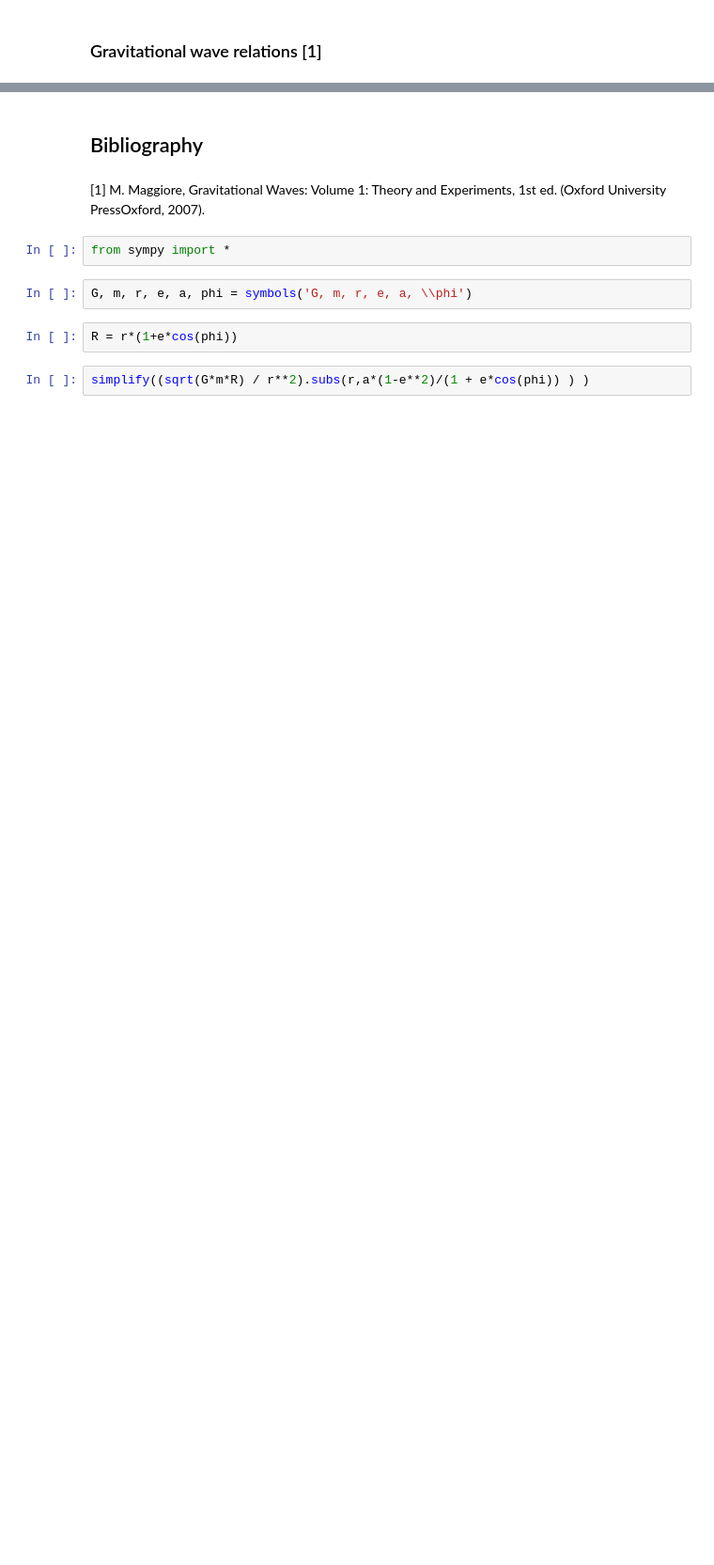
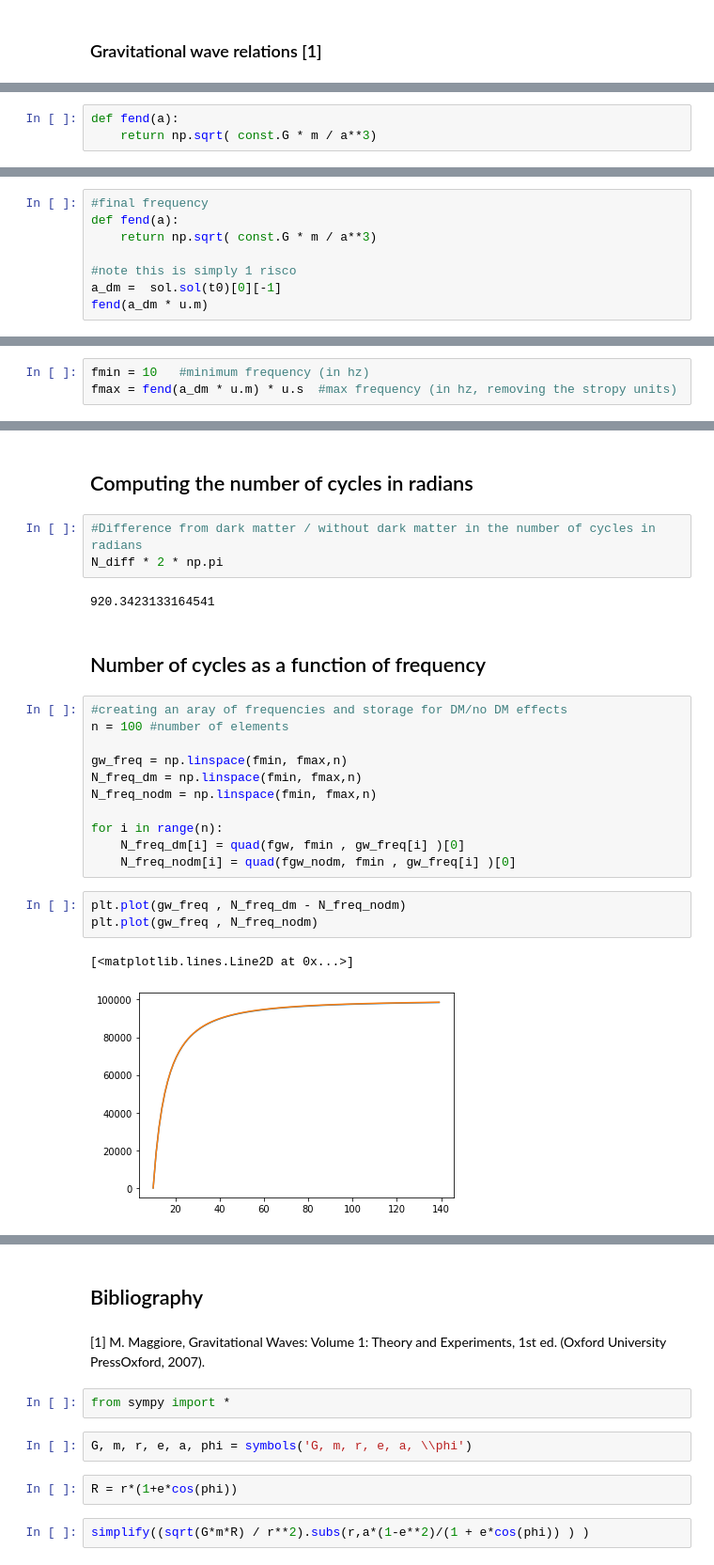
Before and after one commit to notriemann/GW, a Jupyter notebook: N_cycles + DM relations.ipynb, the cells around one changed output, grey strips where cells are left out. Shown at 94% size. Drawn from its saved outputs; the diff is of its cells as text; blank space fills up the shorter version.

```diff
--- a/N_cycles + DM relations.ipynb
+++ b/N_cycles + DM relations.ipynb
@@ -30,0 +263,3 @@ Let $m_1$ and $m_2$ note the masses of the binary system that is inspiraling in
+# %%
+def fend(a):
+    return np.sqrt( const.G * m / a**3)
@@ -30,0 +324,8 @@ Let $m_1$ and $m_2$ note the masses of the binary system that is inspiraling in
+# %%
+#final frequency
+def fend(a):
+    return np.sqrt( const.G * m / a**3)
+
+#note this is simply 1 risco
+a_dm =  sol.sol(t0)[0][-1]
+fend(a_dm * u.m)
@@ -30,0 +334,3 @@ Let $m_1$ and $m_2$ note the masses of the binary system that is inspiraling in
+# %%
+fmin = 10   #minimum frequency (in hz)
+fmax = fend(a_dm * u.m) * u.s  #max frequency (in hz, removing the stropy units)
@@ -30,0 +351,26 @@ Let $m_1$ and $m_2$ note the masses of the binary system that is inspiraling in
+# %% [markdown]
+## Computing the number of cycles in radians
+# %%
+#Difference from dark matter / without dark matter in the number of cycles in radians
+N_diff * 2 * np.pi
+# %% [output]
+920.3423133164541
+# %% [markdown]
+## Number of cycles as a function of frequency
+# %%
+#creating an aray of frequencies and storage for DM/no DM effects
+n = 100 #number of elements
+
+gw_freq = np.linspace(fmin, fmax,n)
+N_freq_dm = np.linspace(fmin, fmax,n)
+N_freq_nodm = np.linspace(fmin, fmax,n)
+
+for i in range(n):
+    N_freq_dm[i] = quad(fgw, fmin , gw_freq[i] )[0]
+    N_freq_nodm[i] = quad(fgw_nodm, fmin , gw_freq[i] )[0]
+# %%
+plt.plot(gw_freq , N_freq_dm - N_freq_nodm)
+plt.plot(gw_freq , N_freq_nodm)
+# %% [output]
+[<matplotlib.lines.Line2D at 0x...>]
+[figure, added]
```
Also changed, not shown: parts of 73 cells of this notebook.
